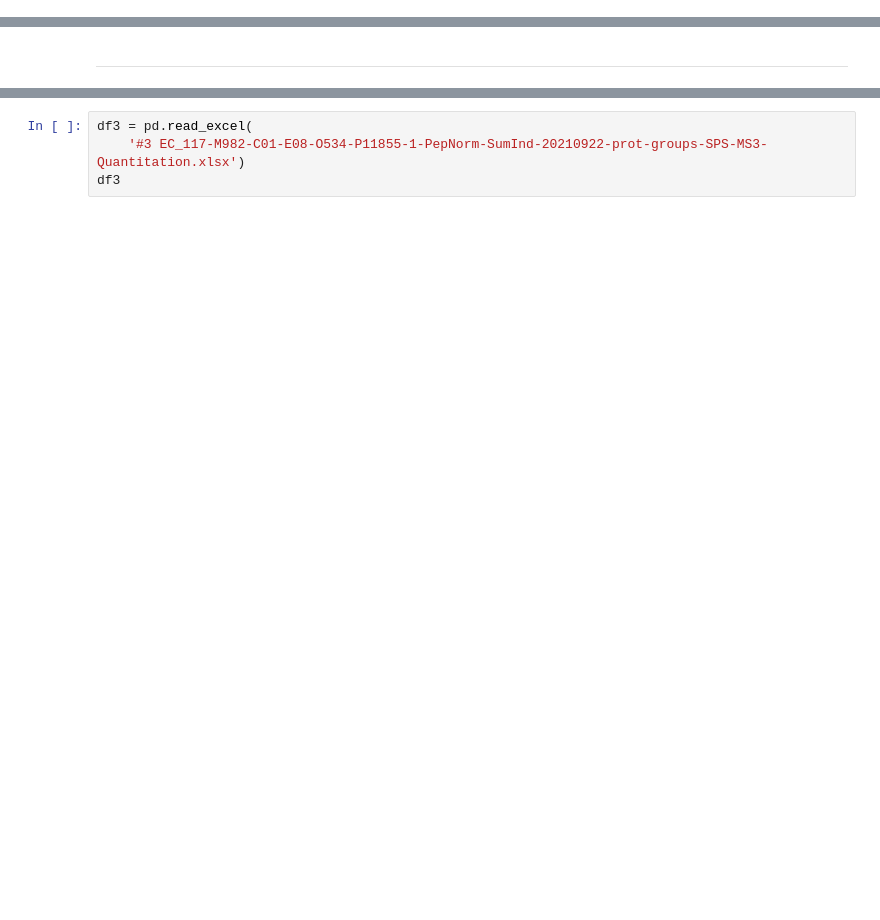
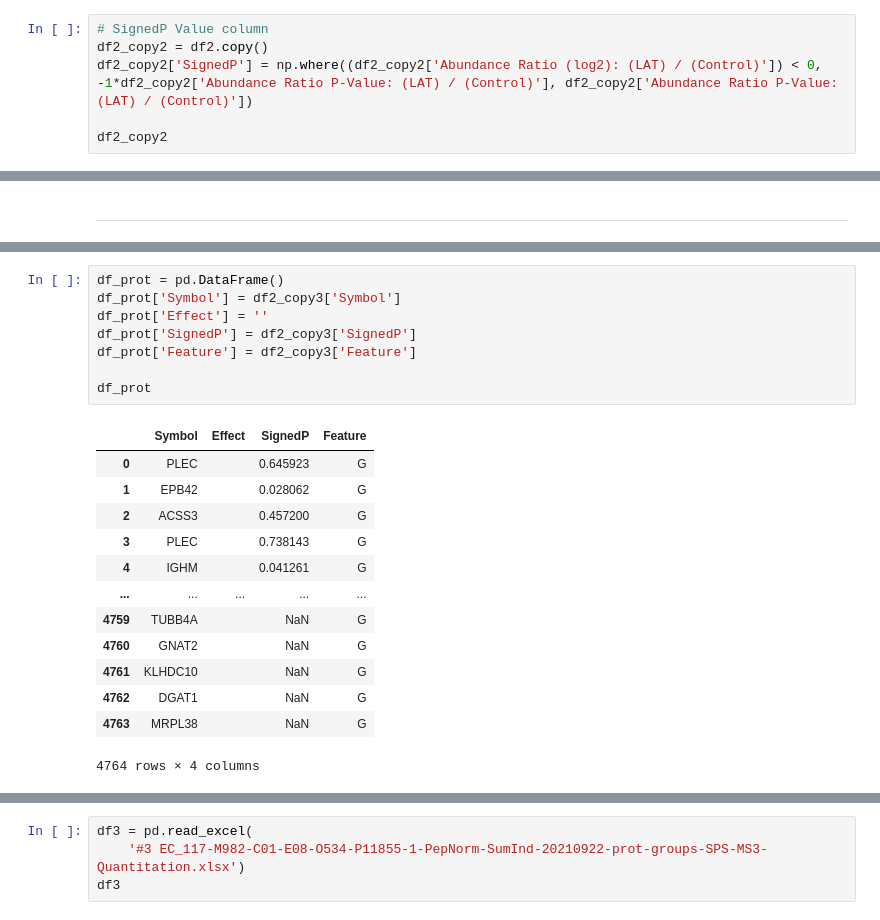
Before and after one commit to PathwayAndDataAnalysis/misc-helpers, a Jupyter notebook: Proteomic Data Preparation for CausalPath/newData/notebook.ipynb, the cells around one changed output, grey strips where cells are left out. Drawn from its saved outputs; the diff is of its cells as text; blank space fills up the shorter version.

```diff
--- a/Proteomic Data Preparation for CausalPath/newData/notebook.ipynb
+++ b/Proteomic Data Preparation for CausalPath/newData/notebook.ipynb
@@ -570,3 +592,9 @@ df2
 | 4762 | High | O75907 | Diacylglycerol O-acyltransferase ... | 0.009 | NaN | 2.535 | ... |
 | 4763 | High | Q96DV4 | 39S ribosomal protein L38, mitoch... | 0.001 | NaN | 4.439 | ... |
 4764 rows × 50 columns
+# %%
+# SignedP Value column
+df2_copy2 = df2.copy()
+df2_copy2['SignedP'] = np.where((df2_copy2['Abundance Ratio (log2): (LAT) / (Control)']) < 0, -1*df2_copy2['Abundance Ratio P-Value: (LAT) / (Control)'], df2_copy2['Abundance Ratio P-Value: (LAT) / (Control)'])
+
+df2_copy2
@@ -574,0 +686,22 @@ df2
+# %%
+df_prot = pd.DataFrame()
+df_prot['Symbol'] = df2_copy3['Symbol']
+df_prot['Effect'] = ''
+df_prot['SignedP'] = df2_copy3['SignedP']
+df_prot['Feature'] = df2_copy3['Feature']
+
+df_prot
+# %% [output]
+|  | Symbol | Effect | SignedP | Feature |
+| 0 | PLEC |  | 0.645923 | G |
+| 1 | EPB42 |  | 0.028062 | G |
+| 2 | ACSS3 |  | 0.457200 | G |
+| 3 | PLEC |  | 0.738143 | G |
+| 4 | IGHM |  | 0.041261 | G |
+| ... | ... | ... | ... | ... |
+| 4759 | TUBB4A |  | NaN | G |
+| 4760 | GNAT2 |  | NaN | G |
+| 4761 | KLHDC10 |  | NaN | G |
+| 4762 | DGAT1 |  | NaN | G |
+| 4763 | MRPL38 |  | NaN | G |
+4764 rows × 4 columns
```
Also changed, not shown: parts of 15 cells of this notebook, 16 other files.
